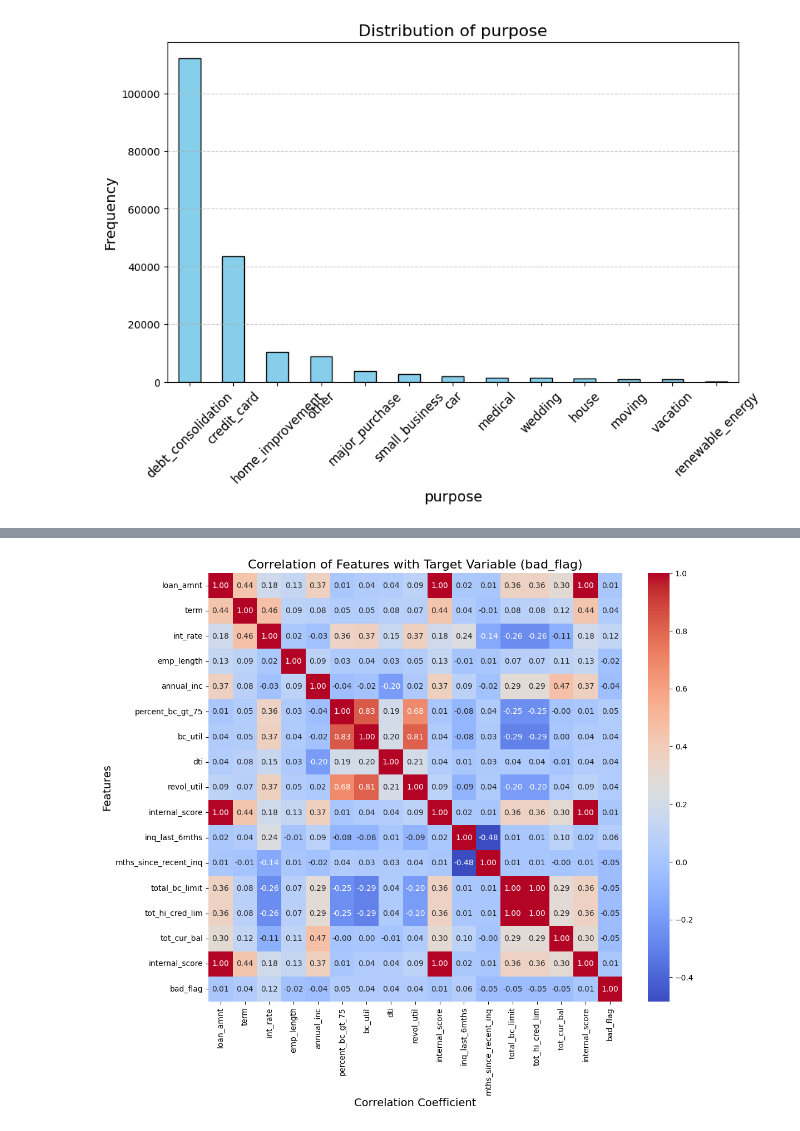
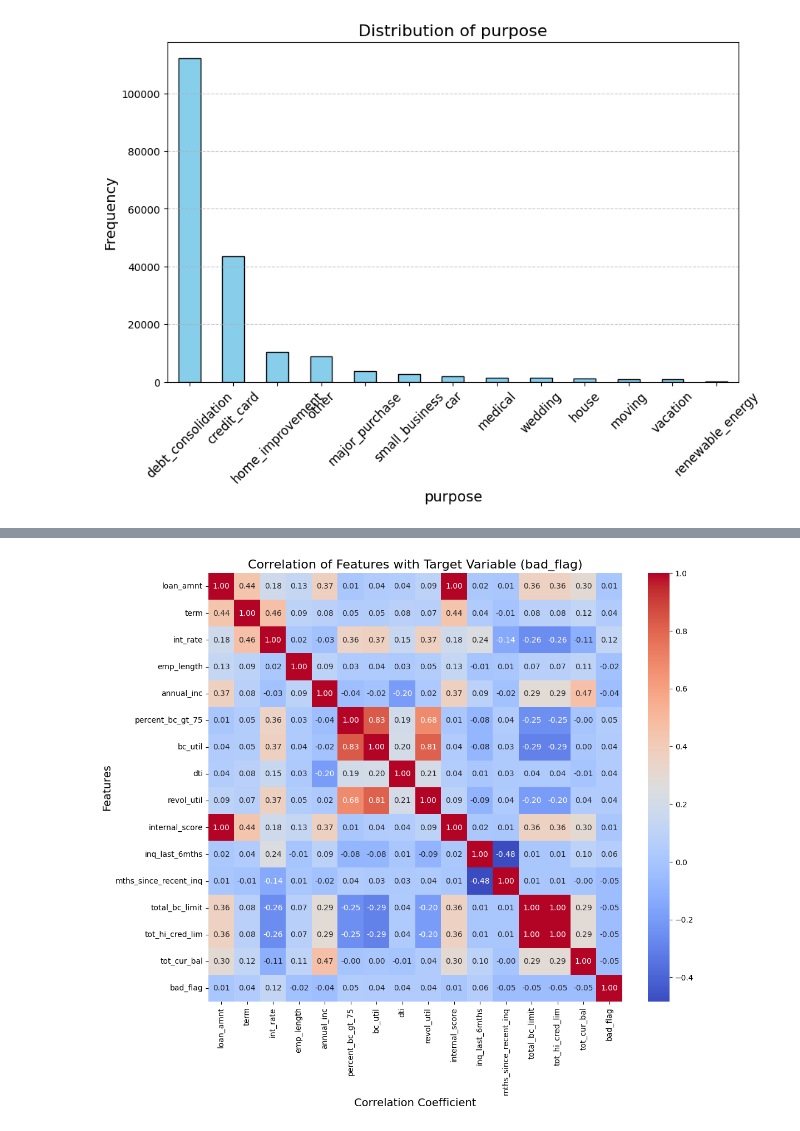
Before and after one commit to LvSophia/bad_loan_detection, a Jupyter notebook: JP_project.ipynb, the cells around one changed output, grey strips where cells are left out. Cells and saved outputs as stored; diff of their text form; code cells hidden in the pictures.

```diff
--- a/JP_project.ipynb
+++ b/JP_project.ipynb
@@ -275,3 +275,5 @@ for col in object_columns:
 # %% [output]
 [figure]
 [figure]
+# %%
+data['home_ownership'] = data['home_ownership'].replace(['OTHER', 'NONE'], 'OTHER')
@@ -278,19 +304,19 @@ for col in object_columns:
 # %%
 numerical_columns = ['loan_amnt', 'term', 'int_rate', 'emp_length', 'annual_inc', 'percent_bc_gt_75', 'bc_util', 'dti', 'revol_util', 'internal_score',
-                     'inq_last_6mths', 'mths_since_recent_inq', 'total_bc_limit', 'tot_hi_cred_lim', 'tot_cur_bal', 'internal_score', 'bad_flag']
+                     'inq_last_6mths', 'mths_since_recent_inq', 'total_bc_limit', 'tot_hi_cred_lim', 'tot_cur_bal',  'bad_flag']
 
 # Compute the correlation matrix
 correlation_matrix = data[numerical_columns].corr()
 
 # Visualize the correlation matrix
 plt.figure(figsize=(12, 10))
 sns.heatmap(
     correlation_matrix,
     annot=True, fmt=".2f", cmap='coolwarm', cbar=True
 )
 plt.title('Correlation of Features with Target Variable (bad_flag)', fontsize=16)
 plt.xlabel('Correlation Coefficient', fontsize=14)
 plt.ylabel('Features', fontsize=14)
 plt.show()
 # %% [output]
-[figure, old version]
+[figure, new version]
```
Also changed, not shown: parts of 7 cells of this notebook.
